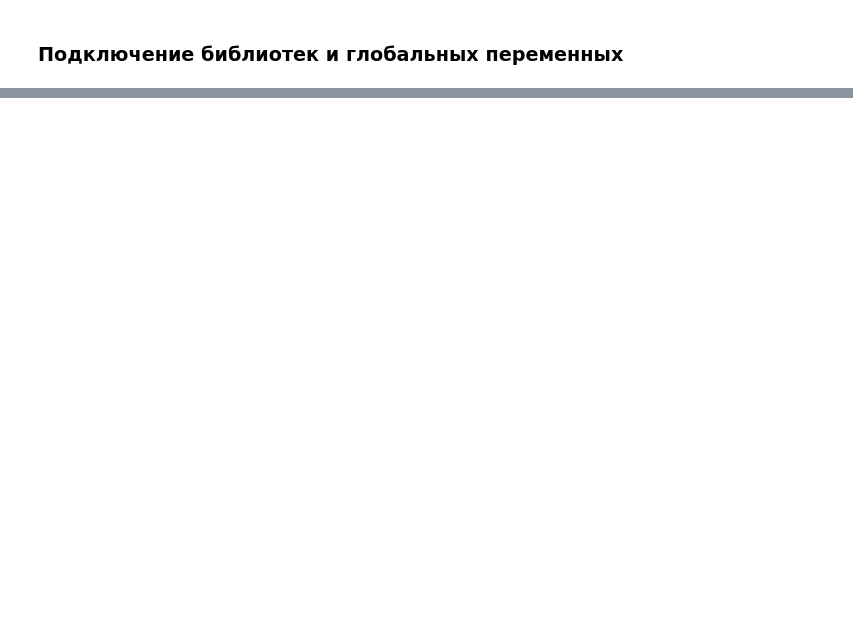
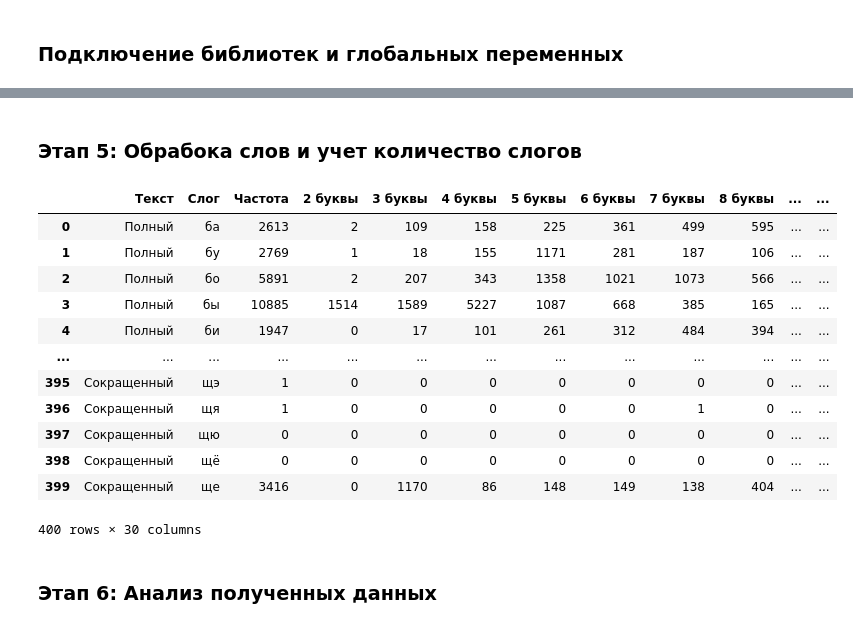
Before and after one commit to averkief/My_Date_Analytics, a Jupyter notebook: Popular_Russian_syllables.ipynb, the cells around one changed output, grey strips where cells are left out. Drawn from its saved outputs; the diff is of its cells as text; code cells hidden in the pictures; blank space fills up the shorter version.

Commit message:
Выделил 2 текста: Полный и Сокращенный (без предлогов и местоимений)

```diff
--- a/Popular_Russian_syllables.ipynb
+++ b/Popular_Russian_syllables.ipynb
@@ -309,0 +151,18 @@ df_slog_tolk.to_csv('slog_tolk.csv')
+# %%
+# Получим возможные слоги
+for i in range(2):     # Костыль, чтоб создать 2 раза список из слогов, для разделения обработки полного текста и сокращенного
+  for consonant in consonants:
+    for vowel in vowels:
+      TOTAL_SLOG.append([consonant + vowel]) # Создали список с вложенным (2 уровня) списком слогов.
+#Вывод [['ба'], ['бу'], ['бо'], ['бы'], ['би'], ['бэ'], ['бя'], ['бю'], ... , ['щё'], ['ще']]
+# %%
+len_TOTAL_SLOG = len(TOTAL_SLOG)
+
+for quan_slog in range(len_TOTAL_SLOG):
+  if quan_slog < (len_TOTAL_SLOG / 2):
+    TOTAL_SLOG[quan_slog].insert(0, 'Полный') # Дополняем вложенный список типом текста Первую половину слогов
+  else:
+    TOTAL_SLOG[quan_slog].insert(0, 'Сокращенный') # Дополняем вложенный список типом текста Вторую половину слогов
+  TOTAL_SLOG[quan_slog].append(0) # Дополняем вложенный список нулевыми значениями совпадений слогов
+
+#Вывод [['Полный', 'ба', 0], ['Полный', 'бу', 0], ['Полный', 'бо', 0], ['Полный', 'бы', 0], ... , ['Сокращенный', 'щё', 0], ['Сокращенный', 'ще', 0]]
@@ -309,0 +171,6 @@ df_slog_tolk.to_csv('slog_tolk.csv')
+# %%
+DF_SLOG = pd.DataFrame(TOTAL_SLOG, columns=['Текст', 'Слог', 'Частота']) # Сформируем предварительный датафрейм, 0 - тип текста, 1 - слог, 2 - количество совпадений
+# %%
+#Добавляем колонки справа столько сколько возможно максимальное слово, т.е. от 2 до 28. Заполняем их 0, чтоб потом вести счетчик подсчета
+for num in range(2, max_len_word_in_text + 1):
+  DF_SLOG[f'{num} буквы'] = 0
@@ -309,0 +181,2 @@ df_slog_tolk.to_csv('slog_tolk.csv')
+# %% [markdown]
+### Этап 5: Обрабока слов и учет количество слогов
@@ -309,0 +204,16 @@ df_slog_tolk.to_csv('slog_tolk.csv')
+# %%
+DF_SLOG
+# %% [output]
+|  | Текст | Слог | Частота | 2 буквы | 3 буквы | 4 буквы | 5 буквы | 6 буквы | 7 буквы | 8 буквы | ... | ... |
+| 0 | Полный | ба | 2613 | 2 | 109 | 158 | 225 | 361 | 499 | 595 | ... | ... |
+| 1 | Полный | бу | 2769 | 1 | 18 | 155 | 1171 | 281 | 187 | 106 | ... | ... |
+| 2 | Полный | бо | 5891 | 2 | 207 | 343 | 1358 | 1021 | 1073 | 566 | ... | ... |
+| 3 | Полный | бы | 10885 | 1514 | 1589 | 5227 | 1087 | 668 | 385 | 165 | ... | ... |
+| 4 | Полный | би | 1947 | 0 | 17 | 101 | 261 | 312 | 484 | 394 | ... | ... |
+| ... | ... | ... | ... | ... | ... | ... | ... | ... | ... | ... | ... | ... |
+| 395 | Сокращенный | щэ | 1 | 0 | 0 | 0 | 0 | 0 | 0 | 0 | ... | ... |
+| 396 | Сокращенный | щя | 1 | 0 | 0 | 0 | 0 | 0 | 1 | 0 | ... | ... |
+| 397 | Сокращенный | щю | 0 | 0 | 0 | 0 | 0 | 0 | 0 | 0 | ... | ... |
+| 398 | Сокращенный | щё | 0 | 0 | 0 | 0 | 0 | 0 | 0 | 0 | ... | ... |
+| 399 | Сокращенный | ще | 3416 | 0 | 1170 | 86 | 148 | 149 | 138 | 404 | ... | ... |
+400 rows × 30 columns
@@ -309,0 +230,2 @@ df_slog_tolk.to_csv('slog_tolk.csv')
+# %% [markdown]
+### Этап 6: Анализ полученных данных
```
Also changed, not shown: parts of 74 cells of this notebook.
